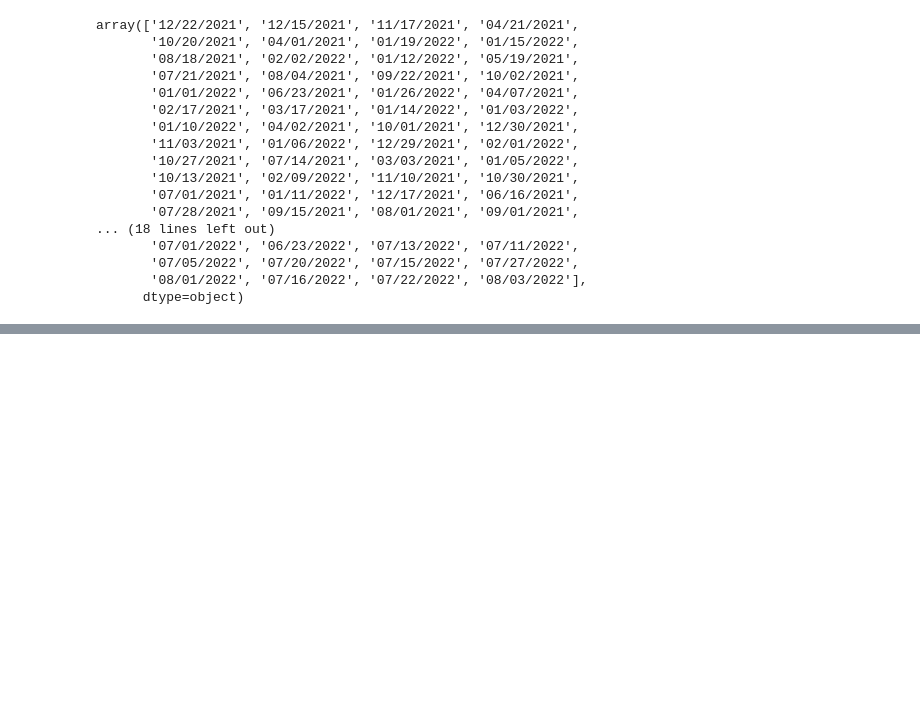
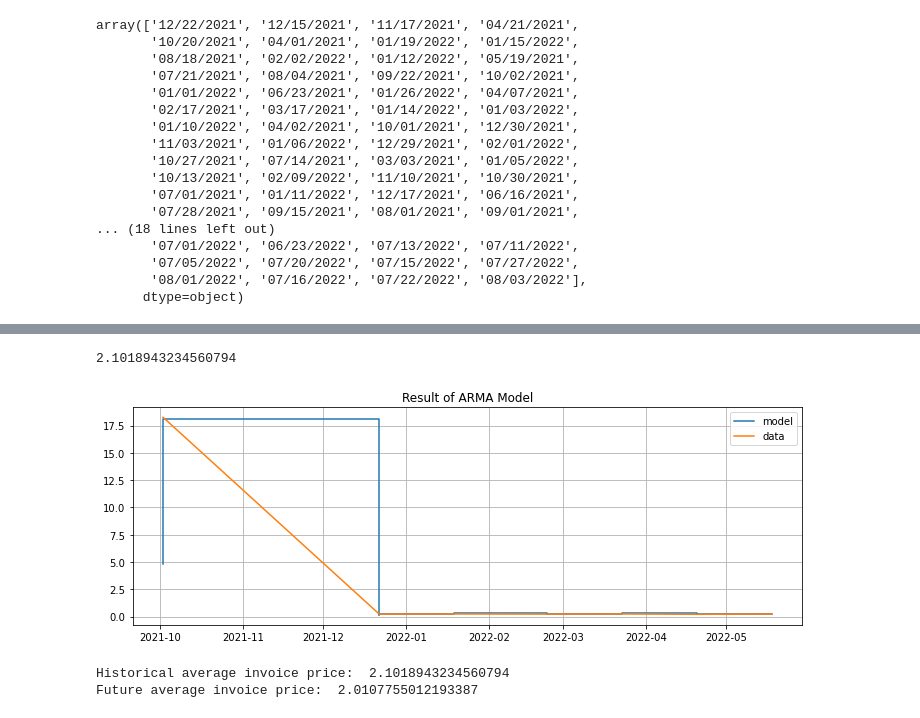
Before and after one commit to rajsandilya/Capstone, a Jupyter notebook: Capstone.ipynb, the cells around one changed output, grey strips where cells are left out. Cells and saved outputs as stored; diff of their text form; code cells hidden in the pictures; blank space fills up the shorter version.

```diff
--- a/Capstone.ipynb
+++ b/Capstone.ipynb
@@ -698,0 +719,22 @@ array(['12/22/2021', '12/15/2021', '11/17/2021', '04/21/2021',
+# %%
+
+
+arma = ARIMA(y_hist['NADAC_Per_Unit'], order = (1, 0, 1)).fit()
+hist_preds = arma.predict()
+
+plt.figure(figsize = (12, 4))
+plt.plot(hist_preds, label = 'model')
+plt.plot(y_hist, label = 'data')
+plt.legend()
+plt.grid()
+plt.title('Result of ARMA Model');
+# %% [output]
+2.1018943234560794
+[figure, added]
+# %%
+future_preds = arma.forecast(steps = len(y_future))
+print('Historical average invoice price: ', np.mean(hist_preds))
+print('Future average invoice price: ', np.mean(future_preds))
+# %% [output]
+Historical average invoice price:  2.1018943234560794
+Future average invoice price:  2.0107755012193387
```
Also changed, not shown: parts of 12 cells of this notebook.
